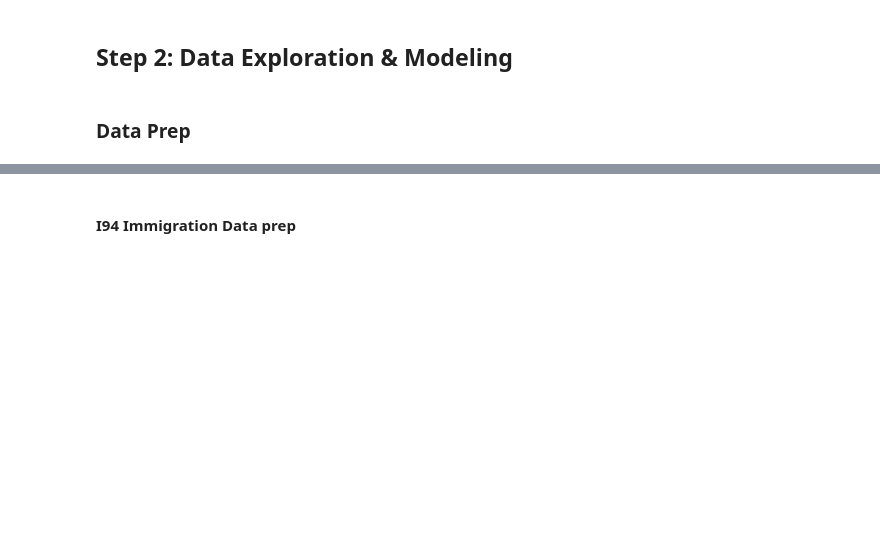
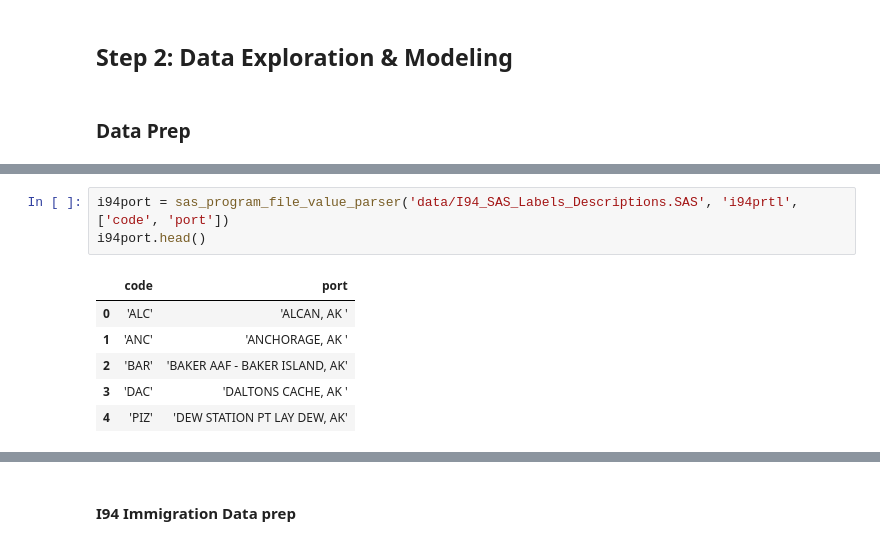
Before and after one commit to kudeh/udacity-dend-capstone, a Jupyter notebook: Capstone EDA.ipynb, the cells around one changed output, grey strips where cells are left out. Drawn from its saved outputs; the diff is of its cells as text; blank space fills up the shorter version.

```diff
--- a/Capstone EDA.ipynb
+++ b/Capstone EDA.ipynb
@@ -175,0 +216,10 @@ None
+# %%
+i94port = sas_program_file_value_parser('data/I94_SAS_Labels_Descriptions.SAS', 'i94prtl', ['code', 'port'])
+i94port.head()
+# %% [output]
+|  | code | port |
+| 0 | 'ALC' | 'ALCAN, AK ' |
+| 1 | 'ANC' | 'ANCHORAGE, AK ' |
+| 2 | 'BAR' | 'BAKER AAF - BAKER ISLAND, AK' |
+| 3 | 'DAC' | 'DALTONS CACHE, AK ' |
+| 4 | 'PIZ' | 'DEW STATION PT LAY DEW, AK' |
```
Also changed, not shown: parts of 9 cells of this notebook, 1 other file.
